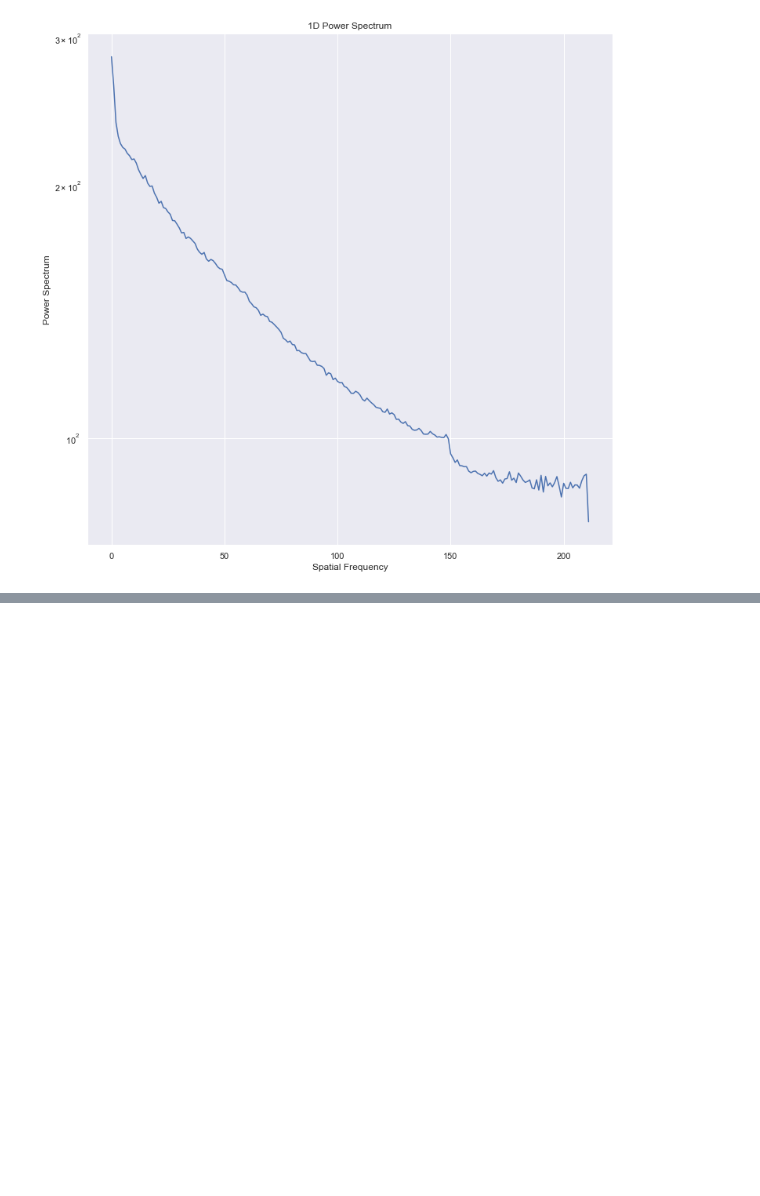
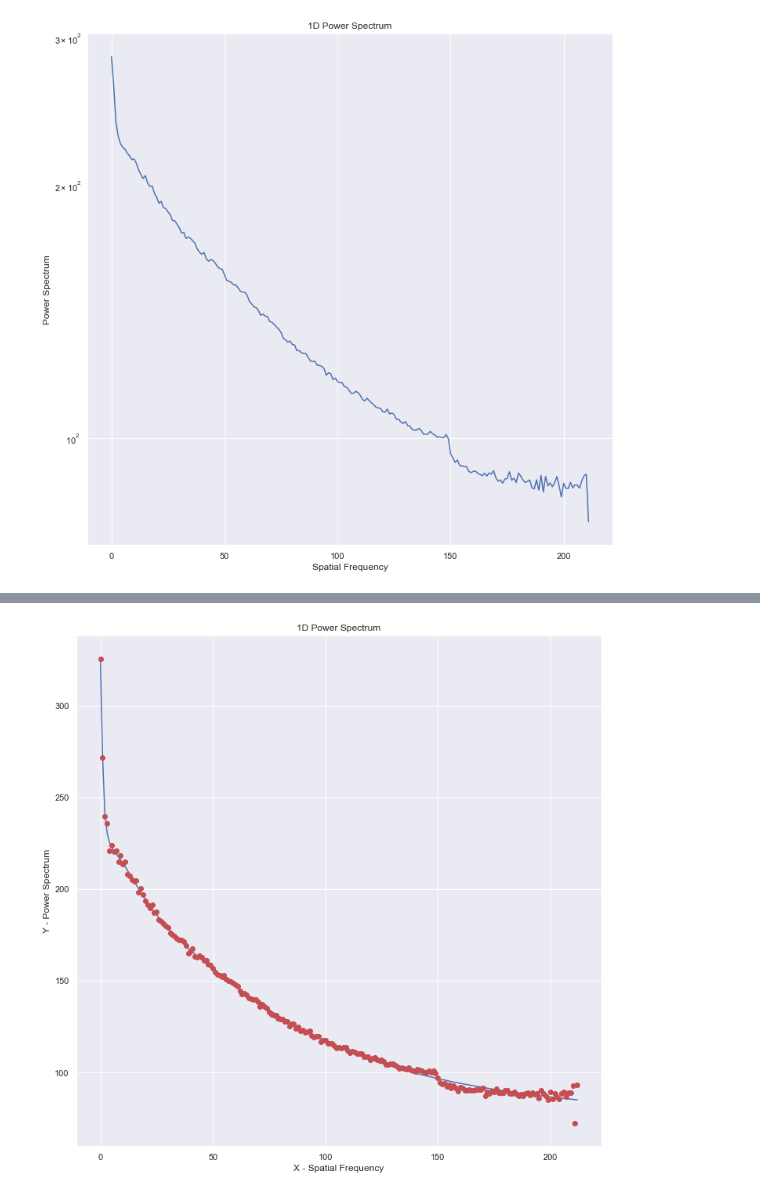
Before and after one commit to ryou90/paper_water_penetration, a Jupyter notebook: src/notebook.ipynb, the cells around one changed output, grey strips where cells are left out. Drawn from its saved outputs; the diff is of its cells as text; code cells hidden in the pictures; blank space fills up the shorter version.

```diff
--- a/src/notebook.ipynb
+++ b/src/notebook.ipynb
@@ -104,19 +91,0 @@ center: [149.5 149.5]
-# %%
-from scipy.optimize import curve_fit
-
-length_x = np.shape(radial)
-xdata = np.linspace(0, 1000, num=length_x[0], retstep=False)
-ydata = radial
-
-def gaussian(x, amp1,cen1,sigma1):
-    return amp1*(1/(sigma1*(np.sqrt(2*np.pi))))*(np.exp((-1.0/2.0)*(((x-cen1)/sigma1)**2)))
-
-#def gaussian(x, mu, sig):
-#    return 1./(np.sqrt(2.*np.pi)*sig)*np.exp(-np.power((x - mu)/sig, 2.)/2)
-
-init_vals= [10e12, 350, 40]
-best_vals, covar = curve_fit(gaussian, xdata, ydata, p0= init_vals, maxfev=1000) # , p0= init_vals
-
-print(f"Best Values: {best_vals}")
-
-#plt.plot(xdata, gaussian(xdata, *best_vals))
@@ -235,0 +95,72 @@ area = 18830.41
+# %%
+from image import image_read_gray
+import calc
+import numpy as np
+from scipy.optimize import curve_fit
+
+image = image_read_gray("../example/test_gray.png")
+fft2_data = calc.fft2_transformer(image)
+
+radial_data = calc.calc_radial_profile(fft2_data)
+
+# Muss y0 bestimmt werden oder wird Wert bereits vorher festgelegt?
+def lorentz(x, A, xc, y0, w):
+    # A : Fläche unter dem Kurvenmaximum, Alpha Auswertung
+    # w : Halbwertsbreite des Kurvenmaximums
+    # y0 : Offset des Kurvenverlaufs
+    # xc: Frequenz beim Amplitudenmaximum (Strukturgröße der Fleckigkeitsstörstellen)
+    #y0 = 80
+    return y0 + (2*A / np.pi) * (w / (4*(x-xc)**2 + w**2))
+
+def _3lorentz(x, A1, xc1, y01, w1, A2, xc2, y02, w2, A3, xc3, y03, w3):
+    return lorentz(x, A1, xc1, y01, w1) + lorentz(x, A2, xc2, y02, w2) + lorentz(x, A3, xc3, y03, w3)
+
+length_x = np.shape(radial_data)
+xdata = np.linspace(1, length_x[0], num=length_x[0])
+ydata = radial_data
+
+
+def c():
+    area1 = 50
+    amp1 = 25
+    cen1 = 20
+    wid1 = 10
+
+    area2 = 50
+    amp2 = 20
+    cen2 = 10
+    wid2 = 5
+
+    area3 = 700
+    amp3 = 100
+    cen3 = 10
+    wid3 = 20
+
+    best_vals, covar = curve_fit(_3lorentz, xdata, ydata, p0=[area1, amp1, cen1, wid1, area2, amp2, cen2, wid2, area3, amp3, cen3, wid3], maxfev=2000)
+    # we then can find the error of the fitting parameters
+    # from the pcov_linear array
+    perr_exponential = np.sqrt(np.diag(covar))
+    # this cell prints the fitting parameters with their errors
+    print("pre-exponential factor = %0.2f (+/-) %0.2f" % (best_vals[0], perr_exponential[0]))
+    print("rate constant = %0.2f (+/-) %0.2f" % (best_vals[1], perr_exponential[1]))
+    print(best_vals)
+
+    plt.plot(_3lorentz(xdata, *best_vals))
+    pars_1 = best_vals[:4]
+    print(pars_1)
+    #lorentz_peak_1 = lorentz(xdata, *pars_1)
+    #print("area2 = %0.2f" % np.trapz(lorentz_peak_1))
+    #plt.plot(lorentz_peak_1)
+    #pars_2 = best_vals[3:6]
+    #print(pars_2)
+    #lorentz_peak_2 = lorentz(xdata, *pars_2)
+    #print("area = %0.2f" % np.trapz(lorentz_peak_2))
+    #plt.plot(lorentz_peak_2)
+c()
+
+plt.plot(ydata, "ro")
+plt.title('1D Power Spectrum')
+plt.xlabel('X - Spatial Frequency')
+plt.ylabel('Y - Power Spectrum')
+plt.show()
+# %% [output]
@@ -235,0 +174 @@ area = 18830.41
+[figure, added]
```
Also changed, not shown: parts of 6 cells of this notebook.
